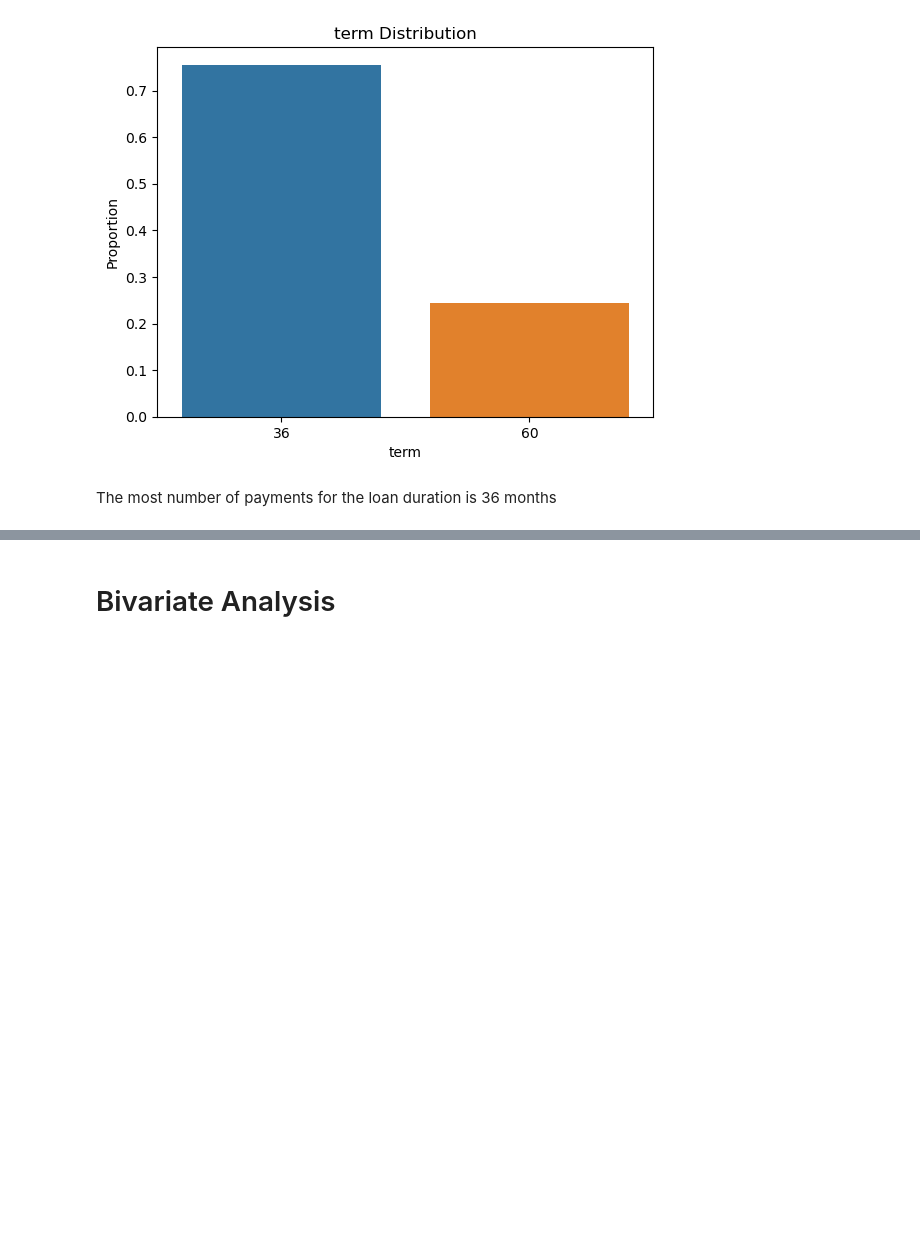
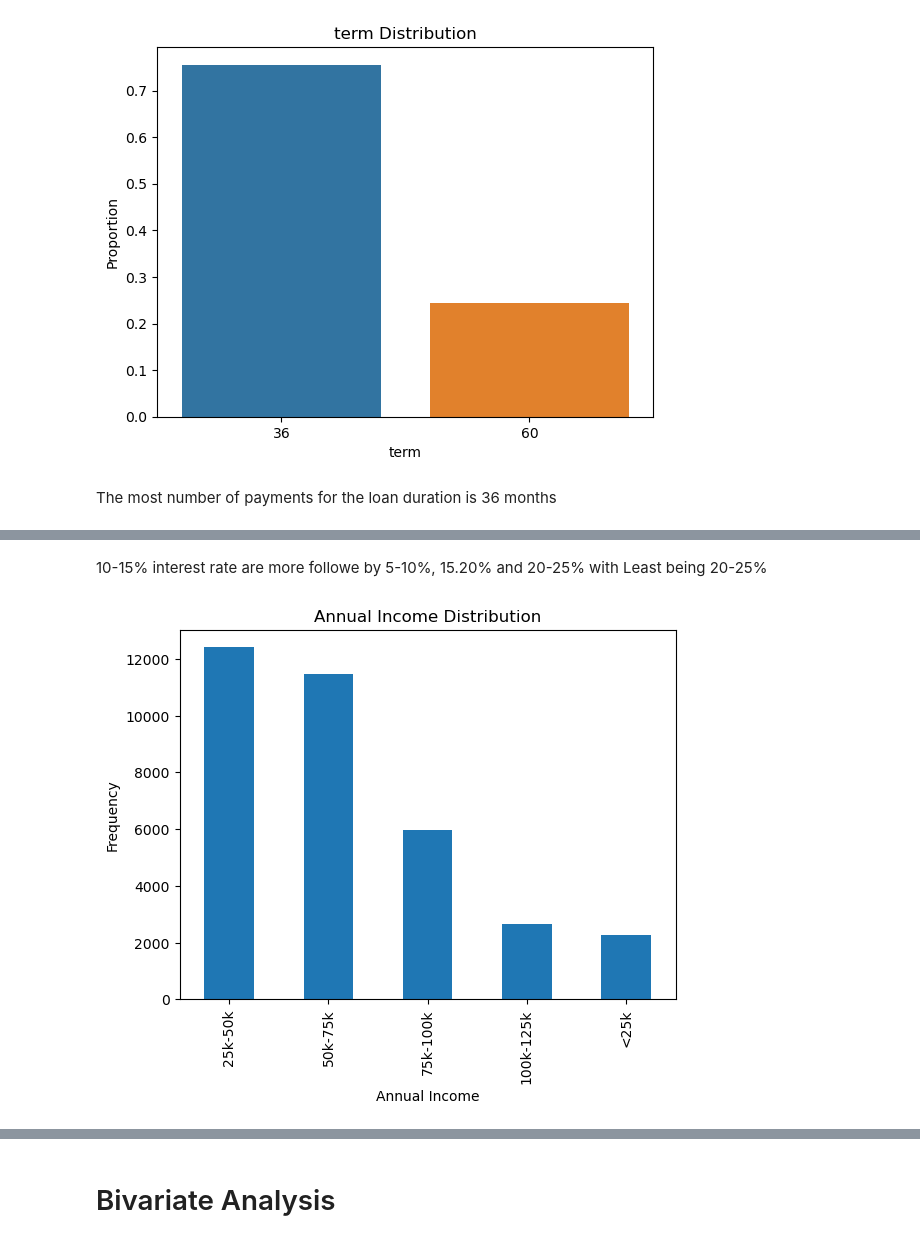
Before and after one commit to raghunandankavi2010/LandingClubCaseStudy, a Jupyter notebook: Raghunandan.ipynb, the cells around one changed output, grey strips where cells are left out. Cells and saved outputs as stored; diff of their text form; code cells hidden in the pictures; blank space fills up the shorter version.

```diff
--- a/Raghunandan.ipynb
+++ b/Raghunandan.ipynb
@@ -460,0 +529,13 @@ The most number of payments for the loan duration is 36 months
+# %% [markdown]
+10-15% interest rate are more followe by 5-10%, 15.20% and 20-25% with Least being 20-25%
+# %%
+# Bin the data for annual income
+df['annual_inc_bin'] = pd.cut(df['annual_inc'], bins=[0, 25000, 50000, 75000, 100000, 125000], labels=['<25k', '25k-50k', '50k-75k', '75k-100k', '100k-125k'])
+# Plot a histogram for annual income
+df['annual_inc_bin'].value_counts().plot(kind='bar')
+plt.title('Annual Income Distribution')
+plt.xlabel('Annual Income')
+plt.ylabel('Frequency')
+plt.show()
+# %% [output]
+[figure, added]
```
Also changed, not shown: parts of 23 cells of this notebook.
